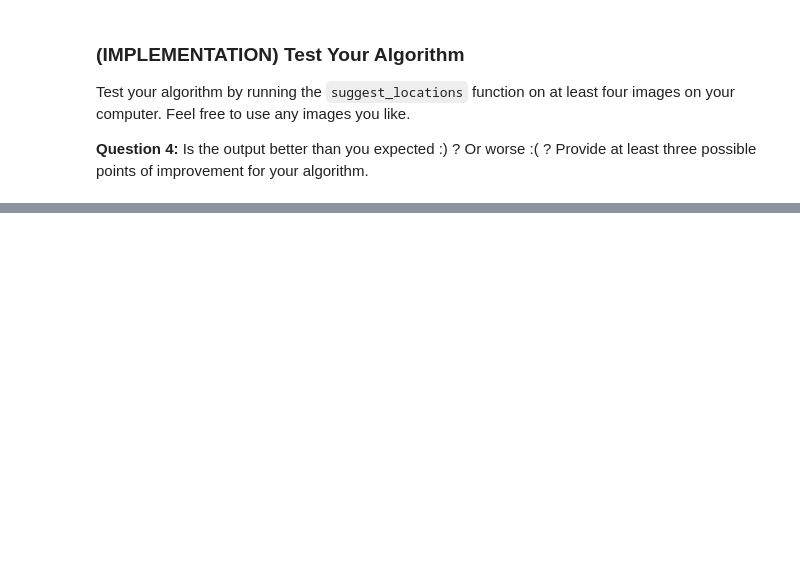
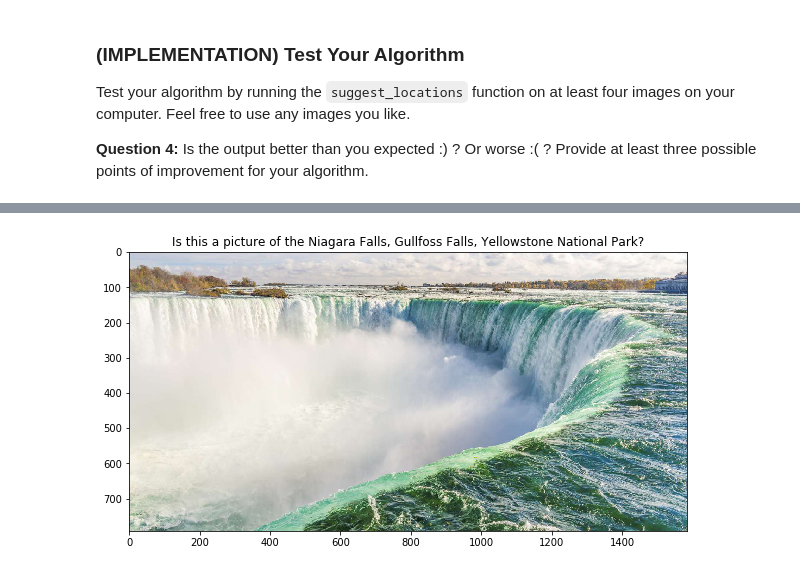
Before and after one commit to yannacavalcanti/landmark, a Jupyter notebook: landmark.ipynb, the cells around one changed output, grey strips where cells are left out. Drawn from its saved outputs; the diff is of its cells as text; code cells hidden in the pictures; blank space fills up the shorter version.

```diff
--- a/landmark.ipynb
+++ b/landmark.ipynb
@@ -773,4 +803,8 @@ __Answer:__ (Three possible points for improvement)
 # %%
 ## TODO: Execute the `suggest_locations` function on
 ## at least 4 images on your computer.
 ## Feel free to use as many code cells as needed.
+
+suggest_locations('test_images/99.jpeg')
+# %% [output]
+[figure, added]
```
Also changed, not shown: parts of 10 cells of this notebook, 5 other files.
